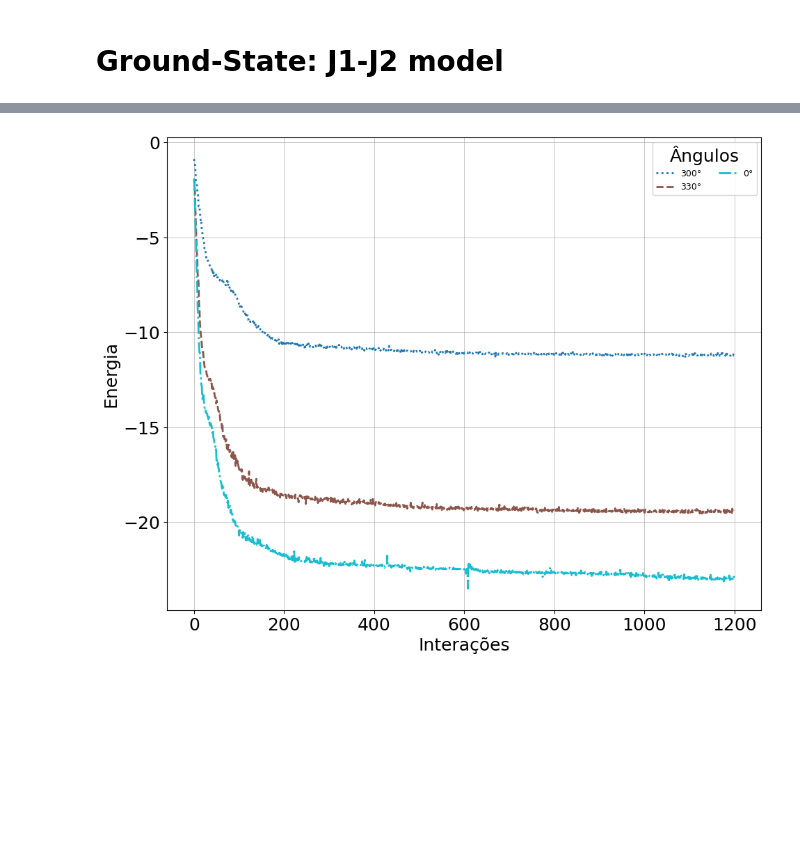
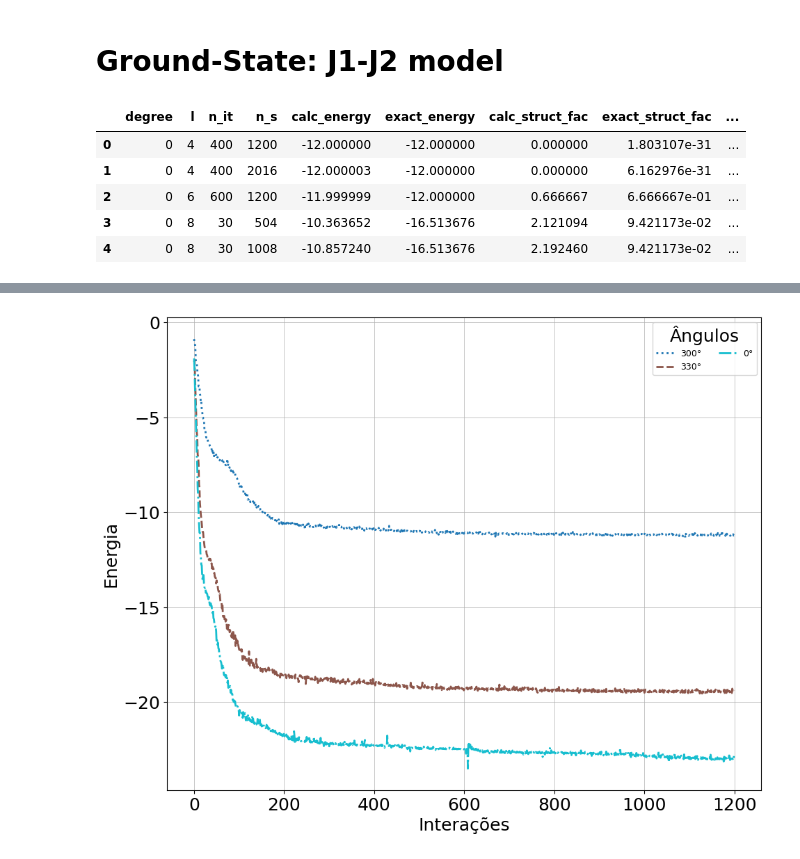
Before and after one commit to mardoniofranca/tupannqs, a Jupyter notebook: source/1_nnqs/2_prepare/jup/4_view_log_phases_n_12.ipynb, the cells around one changed output, grey strips where cells are left out. Saved outputs shown, nothing was run; the diff lists cells and outputs as text; code cells hidden in the pictures; blank space fills up the shorter version.

```diff
--- a/source/1_nnqs/2_prepare/jup/4_view_log_phases_n_12.ipynb
+++ b/source/1_nnqs/2_prepare/jup/4_view_log_phases_n_12.ipynb
@@ -71,3 +71,12 @@ def exact_energy(path,energy_list,tol):
 # %%
 dest   = "../../../../data/total/df_0504.csv"
 df     = pd.read_csv(dest)
+# %%
+df.head()
+# %% [output]
+|  | degree | l | n_it | n_s | calc_energy | exact_energy | calc_struct_fac | exact_struct_fac | ... |
+| 0 | 0 | 4 | 400 | 1200 | -12.000000 | -12.000000 | 0.000000 | 1.803107e-31 | ... |
+| 1 | 0 | 4 | 400 | 2016 | -12.000003 | -12.000000 | 0.000000 | 6.162976e-31 | ... |
+| 2 | 0 | 6 | 600 | 1200 | -11.999999 | -12.000000 | 0.666667 | 6.666667e-01 | ... |
+| 3 | 0 | 8 | 30 | 504 | -10.363652 | -16.513676 | 2.121094 | 9.421173e-02 | ... |
+| 4 | 0 | 8 | 30 | 1008 | -10.857240 | -16.513676 | 2.192460 | 9.421173e-02 | ... |
```
Also changed, not shown: parts of 2 cells of this notebook, 14 other files.
